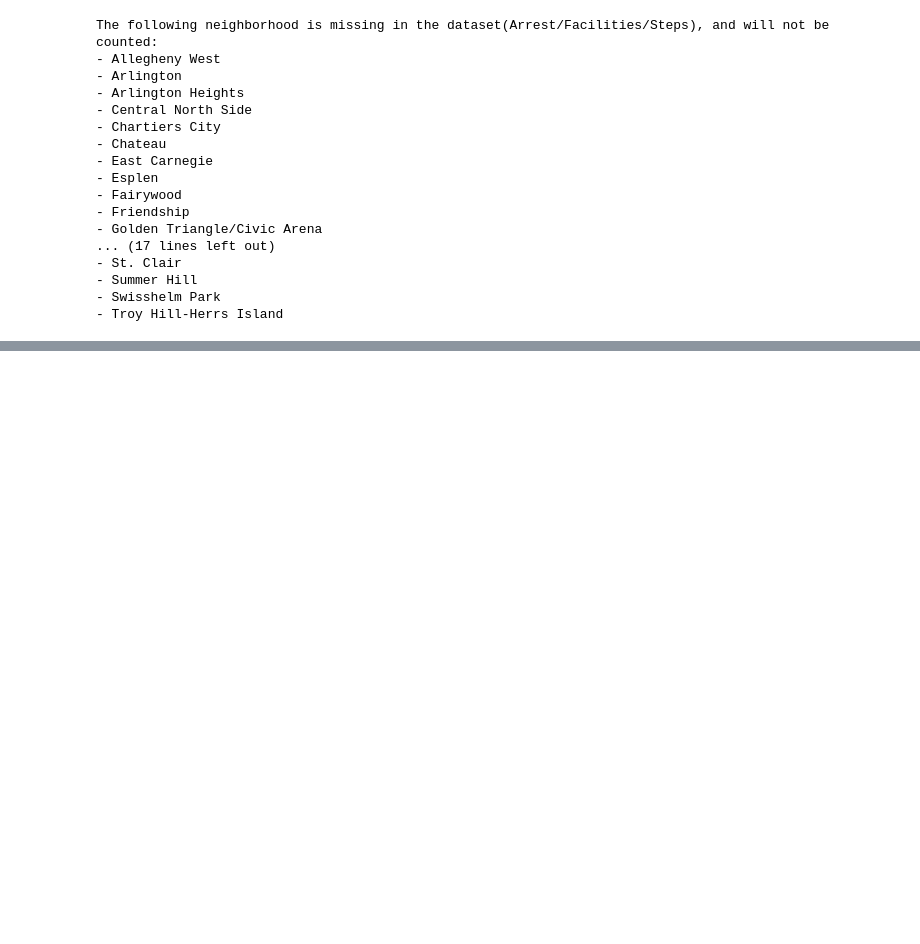
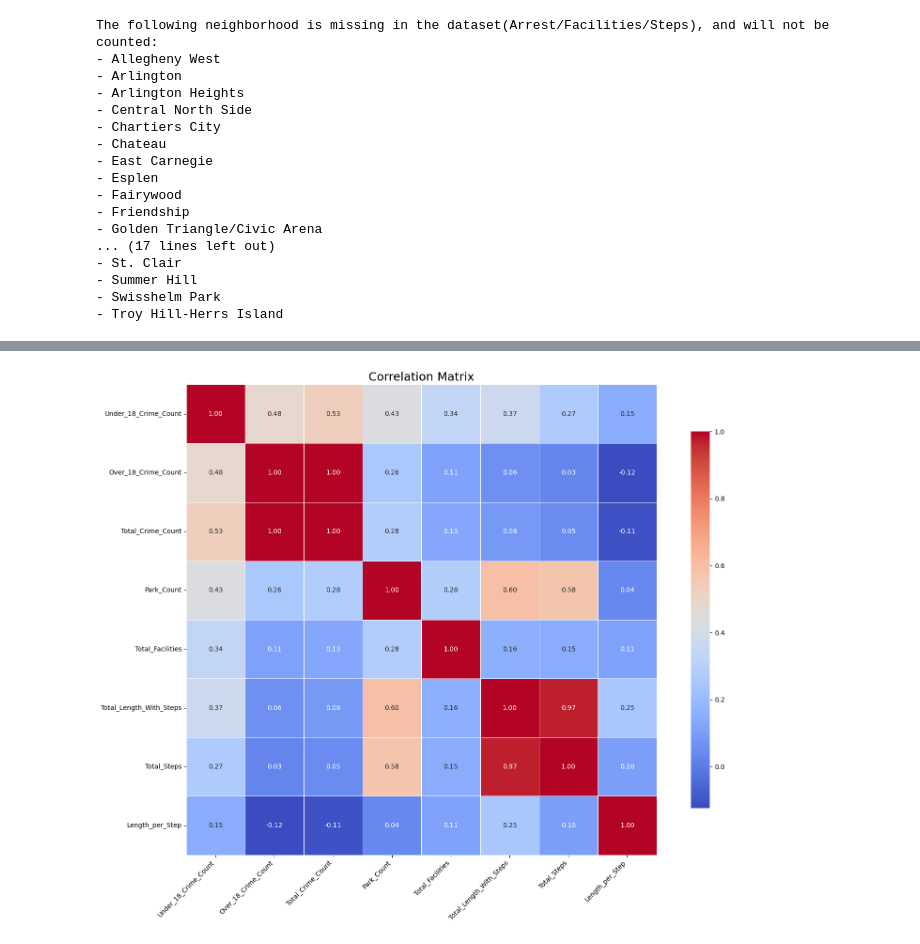
Before and after one commit to Zhanpeng1202/The-best-neighborhood-in-Pittsburgh, a Jupyter notebook: richard/richard.ipynb, the cells around one changed output, grey strips where cells are left out. Saved outputs shown, nothing was run; the diff lists cells and outputs as text; code cells hidden in the pictures; blank space fills up the shorter version.

```diff
--- a/richard/richard.ipynb
+++ b/richard/richard.ipynb
@@ -184,0 +262,30 @@ The following neighborhood is missing in the dataset(Arrest/Facilities/Steps), a
+# %%
+df = pd.read_csv("summaryPitt_ALL_MERGED.csv")
+
+columns_to_analyze = [
+    "Under_18_Crime_Count", "Over_18_Crime_Count",
+    "Total_Crime_Count",
+    "Park_Count",
+    # "Park", "Not_Park", "Park_Global_Percent", "Not_Park_Global_Percent",
+
+    "Total_Facilities",
+
+    "Total_Length_With_Steps", "Total_Steps", "Length_per_Step"
+    # , "Zero_Steps_Total_Length",
+]
+
+correlation_matrix = df[columns_to_analyze].corr()
+
+plt.figure(figsize=(16, 12))
+sns.heatmap(correlation_matrix, annot=True, fmt=".2f", cmap="coolwarm", square=True,
+            linewidths=.5, cbar_kws={"shrink": .8})
+
+plt.title("Correlation Matrix", fontsize=18)
+plt.xticks(rotation=45, ha="right")
+plt.yticks(rotation=0)
+plt.tight_layout()
+
+plt.savefig("correlation_matrix.png", dpi=300)
+plt.show()
+# %% [output]
+[figure, added]
```
Also changed, not shown: parts of 6 cells of this notebook, 5 other files.
